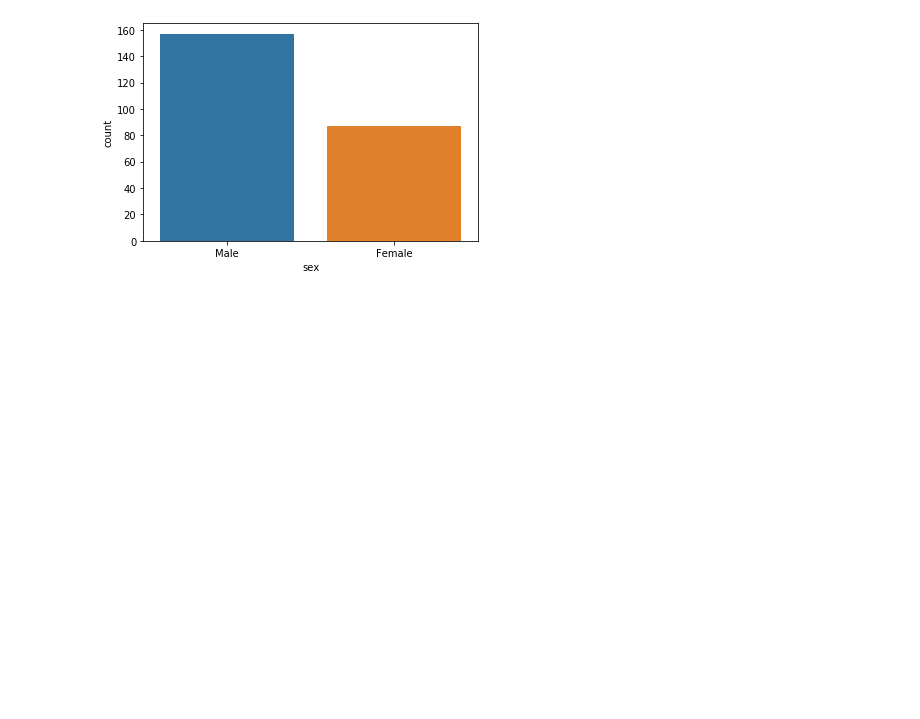
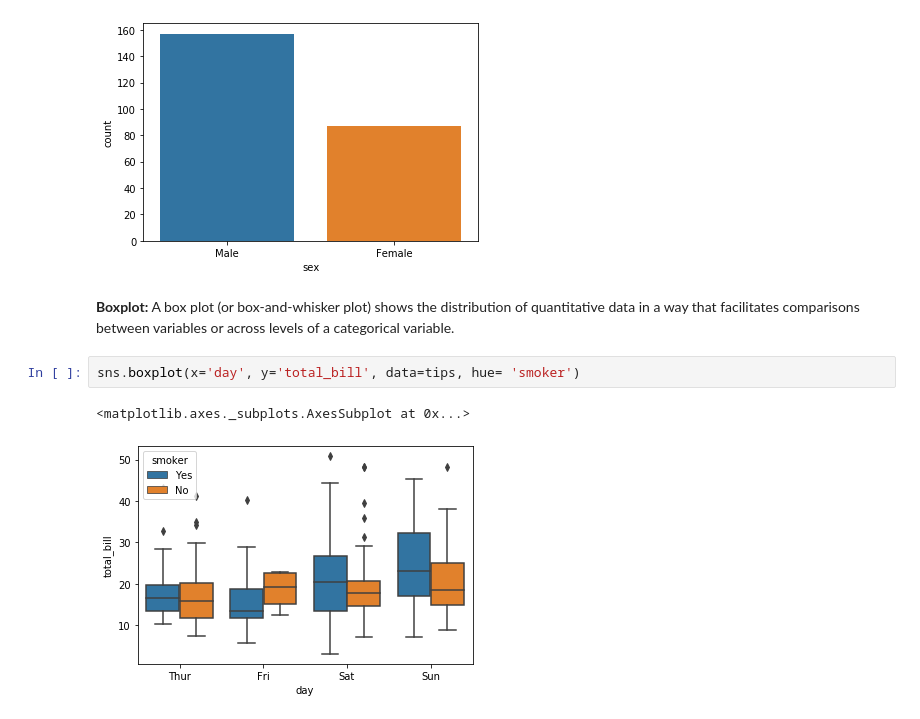
Before and after one commit to subhajitmajumder/python_program, a Jupyter notebook: me_seaborn.ipynb, the cells around one changed output. Cells and saved outputs as stored; diff of their text form; blank space fills up the shorter version.

```diff
--- a/me_seaborn.ipynb
+++ b/me_seaborn.ipynb
@@ -194,3 +194,10 @@ sns.countplot(x = 'sex', data=tips)
 # %% [output]
 <matplotlib.axes._subplots.AxesSubplot at 0x...>
 [figure]
+# %% [markdown]
+**Boxplot:** A box plot (or box-and-whisker plot) shows the distribution of quantitative data in a way that facilitates comparisons between variables or across levels of a categorical variable.
+# %%
+sns.boxplot(x='day', y='total_bill', data=tips, hue= 'smoker')
+# %% [output]
+<matplotlib.axes._subplots.AxesSubplot at 0x...>
+[figure, added]
```
Also changed, not shown: parts of 9 cells of this notebook.
